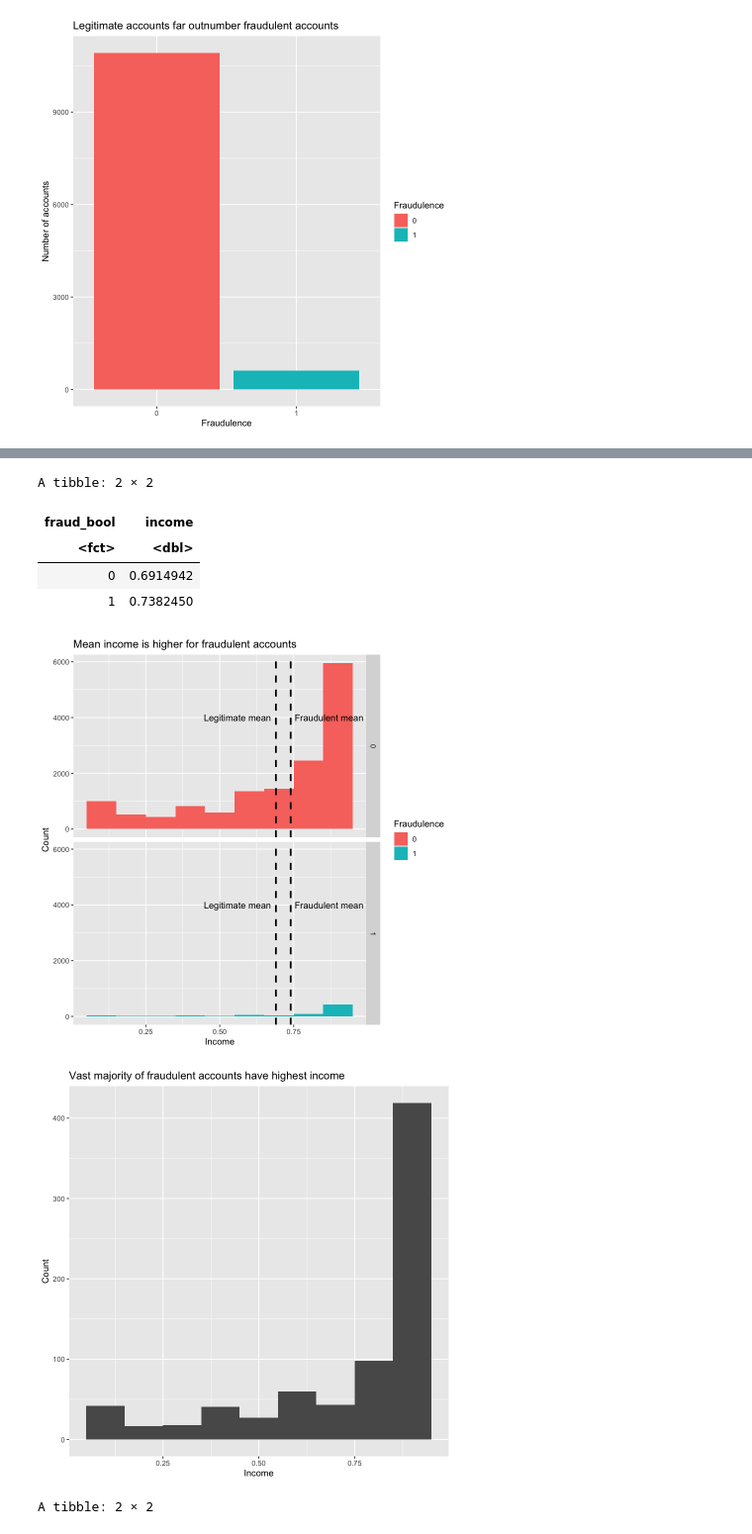
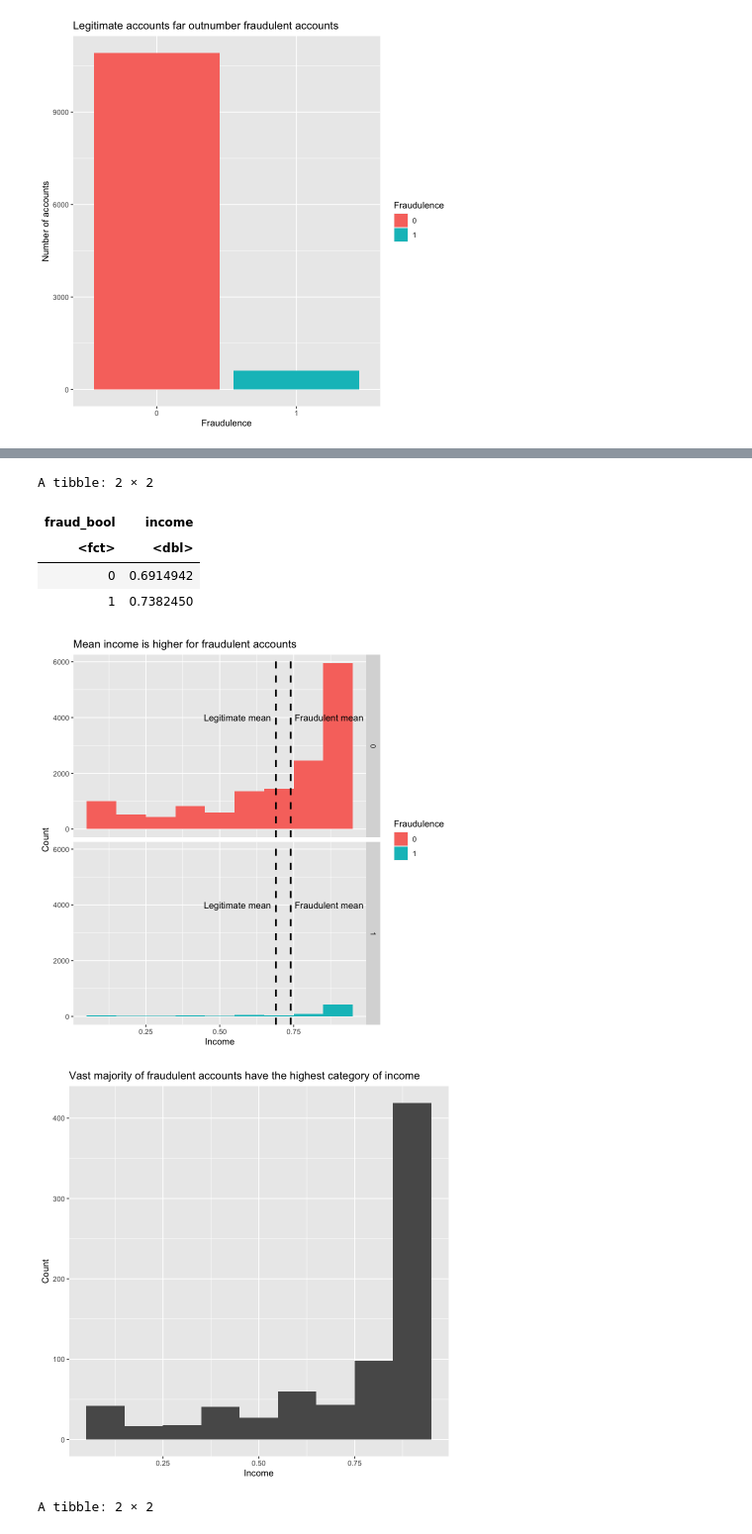
Before and after one commit to aqil18/DSCI100-Term-Project-2022W2, a Jupyter notebook: group_project_proposal.ipynb, the cells around one changed output, grey strips where cells are left out. Shown at 99% size. Cells and saved outputs as stored; diff of their text form; code cells hidden in the pictures.

```diff
--- a/group_project_proposal.ipynb
+++ b/group_project_proposal.ipynb
@@ -194,35 +211,35 @@ average_income
 
 income_plot <- ggplot(fraud_narrowed, aes(x = income, fill = fraud_bool)) +
   geom_histogram(binwidth = 0.1) +
   labs(fill = "Fraudulence") +
   xlab("Income") +
   ylab("Count") +
   geom_vline(xintercept = 0.69, linetype = "dashed", size = 1) +
   geom_vline(xintercept = 0.74, linetype = "dashed", size = 1) +
   annotate("text", x = 0.56, y = 4000, label = "Legitimate mean") +
   annotate("text", x = 0.87, y = 4000, label = "Fraudulent mean") +
   facet_grid(rows = vars(fraud_bool)) +
   ggtitle("Mean income is higher for fraudulent accounts")
 
 fraud_income_plot <- fraud_narrowed |>
   filter(fraud_bool == 1) |>
   ggplot(aes(x = income)) +
   geom_histogram(binwidth = 0.1) +
   xlab("Income") +
   ylab("Count") +
-  ggtitle("Vast majority of fraudulent accounts have highest income")
+  ggtitle("Vast majority of fraudulent accounts have the highest category of income")
 
 
 income_plot
 fraud_income_plot
 # %% [output]
 A tibble: 2 × 2
 | fraud_bool | income |
 | <fct> | <dbl> |
 | 0 | 0.6914942 |
 | 1 | 0.7382450 |
 [figure]
-[figure, old version]
+[figure, new version]
 # %%
 average_address_duration <- fraud_train |>
     group_by(fraud_bool) |>
```
Also changed, not shown: parts of 5 cells of this notebook.
